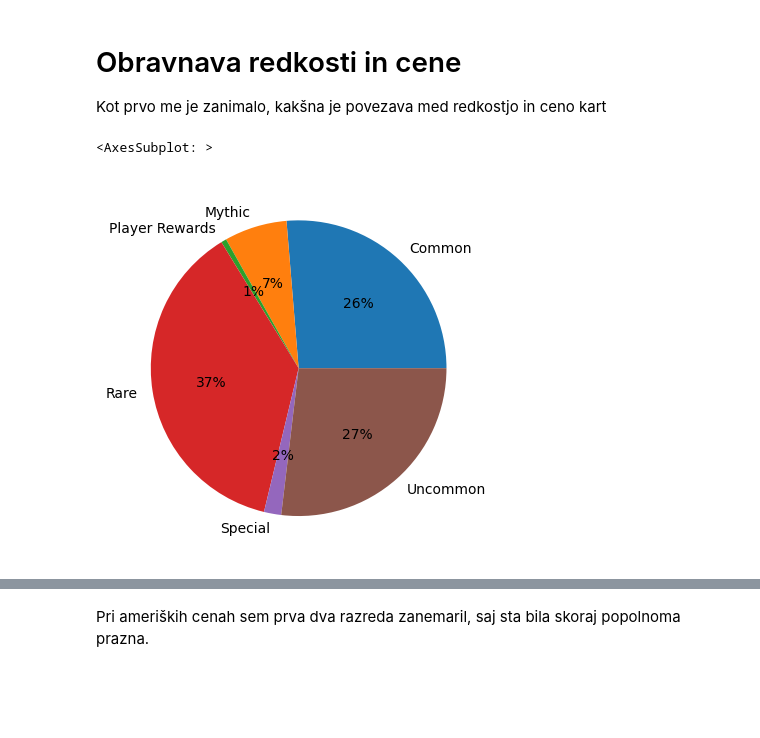
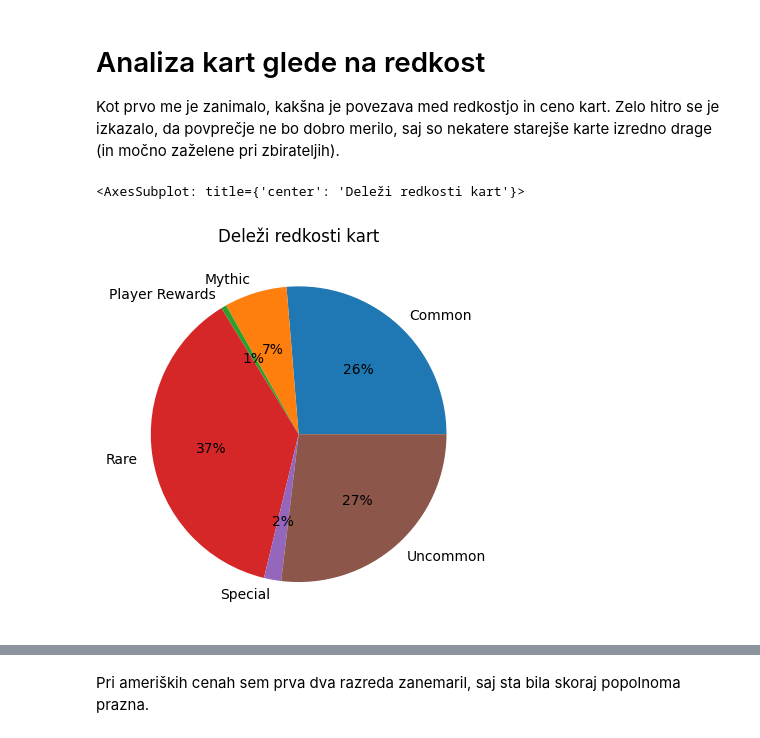
Before and after one commit to MightyOwler/Analiza-podatkov, a Jupyter notebook: AnalizaPodatkov.ipynb, the cells around one changed output, grey strips where cells are left out. Saved outputs shown, nothing was run; the diff lists cells and outputs as text; code cells hidden in the pictures; blank space fills up the shorter version.

```diff
--- a/AnalizaPodatkov.ipynb
+++ b/AnalizaPodatkov.ipynb
@@ -16,12 +16,12 @@ def percentile(n):
 # %%
 podatkovna_baza = pd.read_json(FILENAME_POPOLNI_PODATKI_KARTE_JSON)
 # %% [markdown]
-# Obravnava redkosti in cene
+# Analiza kart glede na redkost
 
-Kot prvo me je zanimalo, kakšna je povezava med redkostjo in ceno kart
+Kot prvo me je zanimalo, kakšna je povezava med redkostjo in ceno kart. Zelo hitro se je izkazalo, da povprečje ne bo dobro merilo, saj so nekatere starejše karte izredno drage (in močno zaželene pri zbirateljih).
 # %%
 delezi_redkosti = podatkovna_baza.groupby("redkost").size()
-delezi_redkosti.plot(kind="pie", autopct='%1.0f%%')
+delezi_redkosti.plot(kind="pie", autopct='%1.0f%%', title="Deleži redkosti kart")
 # %% [output]
-<AxesSubplot: >
+<AxesSubplot: title={'center': 'Deleži redkosti kart'}>
-[figure, old version]
+[figure, new version]
```
Also changed, not shown: parts of 13 cells of this notebook.
